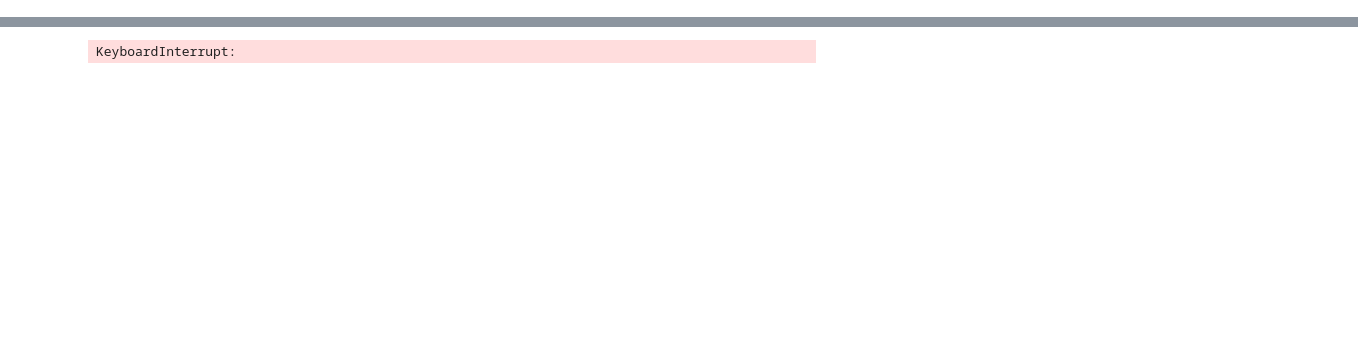
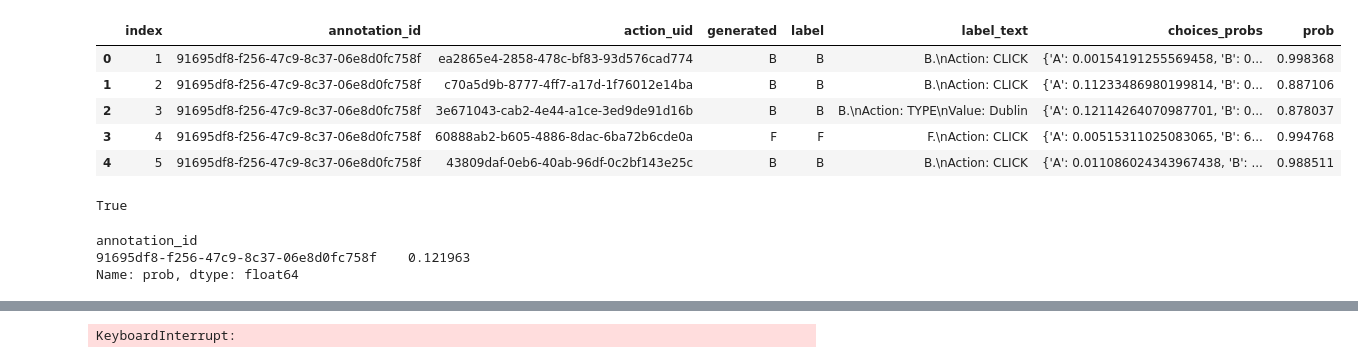
Before and after one commit to amitxy/Robots-That-Ask-For-Help-Over-The-Horizon, a Jupyter notebook: research.ipynb, the cells around one changed output, grey strips where cells are left out. Drawn from its saved outputs; the diff is of its cells as text; code cells hidden in the pictures; blank space fills up the shorter version.

```diff
--- a/research.ipynb
+++ b/research.ipynb
@@ -41,15 +58,15 @@ print("Total number of test samples:", len(test_domain_ds) + len(test_task_ds) +
 # %%
+from transformers import AutoModelForSeq2SeqLM, AutoTokenizer, T5Tokenizer
+from typing import Dict, Any
+import sys
+sys.path.append('./Mind2Web/src')
 from action_prediction.metric import ActionEvaluatorGeneration, ActionEvaluatorMultiChoice
 
+reload('action_prediction.dataloader')
+from mind2web.dataloader import MultiChoiceDataset, get_data_split, subsample_by_annotation
 
+split_file = "test_task"  # or "test_task" or "test_website"
 
-%load_ext autoreload
-%autoreload 1
-%aimport action_prediction.dataloader, data_utils.dom_utils
-
-from action_prediction.dataloader import MultiChoiceDataset, get_data_split
-split_file = "test_task"  # or "test_task" or "test_website"
-# candidate_results = pickle.load(open(f"{SLURM_PATH}/results/mind2web_{split_file}_candidates.pkl", "rb"))
 candidate_results = pd.read_pickle(f"candidates/scores_{split_file}.pkl")
 flattened = get_data_split(
     data_dir="osunlp/Multimodal-Mind2Web",
@@ -67,23 +84,23 @@ def tensorize_item(item: Dict[str, Any], device: str):
     attention_mask = torch.LongTensor(item["attention_mask"]).unsqueeze(0).to(device)
     return {"input_ids": input_ids, "attention_mask": attention_mask}
 
-device = "cuda" if torch.cuda.is_available() else "cpu"
-model_name = "osunlp/MindAct_ActionPrediction_flan-t5-xl" #"Qwen/Qwen-3.5-VL-Base"
 
 # Load tokenizer and model
 # tokenizer = AutoTokenizer.from_pretrained(model_name, use_fast=False, cache_dir=CACHE_DIR)
 tokenizer = AutoTokenizer.from_pretrained("google/flan-t5-xl", cache_dir=CACHE_DIR)
-model = AutoModelForSeq2SeqLM.from_pretrained(model_name, cache_dir=CACHE_DIR)
-model = model.to(device)
-model.eval()
 
 # Construct MultiChoiceDataset like evaluate.py does.
 dataset = MultiChoiceDataset(
         flattened,
         tokenizer,
-        neg_ratio=0,
         num_candidates=5,
         max_context_len=512,
         # mode="generation",  # use generation formatting
         mode="multichoice",  # use multichoice formatting
     )
+
+device = "cuda" if torch.cuda.is_available() else "cpu"
+model_name = "osunlp/MindAct_ActionPrediction_flan-t5-xl" #"Qwen/Qwen-3.5-VL-Base"
+model = AutoModelForSeq2SeqLM.from_pretrained(model_name, cache_dir=CACHE_DIR)
+model = model.to(device)
+model.eval()
@@ -90,3 +126,10 @@ dataset = MultiChoiceDataset(
 # %%
-dataset
+reload('mind2web.dataloader')
+from mind2web.dataloader import MultiChoiceDataset, get_data_split, subsample_by_annotation
+from mind2web.dataloader import subsample_by_annotation
+SEED = 42
+
+cal_set, test_set = subsample_by_annotation(flattened, frac=0.05, seed=SEED)
+cal_ds = MultiChoiceDataset(cal_set, tokenizer, num_candidates=5, max_context_len=512)
+test_ds = MultiChoiceDataset(test_set, tokenizer, num_candidates=5, max_context_len=512)
 # %% [output]
@@ -93,0 +192,25 @@ dataset
+# %%
+results_df.head()
+# %% [output]
+|  | index | annotation_id | action_uid | generated | label | label_text | choices_probs | prob |
+| 0 | 1 | 91695df8-f256-47c9-8c37-06e8d0fc758f | ea2865e4-2858-478c-bf83-93d576cad774 | B | B | B.\nAction: CLICK | {'A': 0.00154191255569458, 'B': 0... | 0.998368 |
+| 1 | 2 | 91695df8-f256-47c9-8c37-06e8d0fc758f | c70a5d9b-8777-4ff7-a17d-1f76012e14ba | B | B | B.\nAction: CLICK | {'A': 0.11233486980199814, 'B': 0... | 0.887106 |
+| 2 | 3 | 91695df8-f256-47c9-8c37-06e8d0fc758f | 3e671043-cab2-4e44-a1ce-3ed9de91d16b | B | B | B.\nAction: TYPE\nValue: Dublin | {'A': 0.12114264070987701, 'B': 0... | 0.878037 |
+| 3 | 4 | 91695df8-f256-47c9-8c37-06e8d0fc758f | 60888ab2-b605-4886-8dac-6ba72b6cde0a | F | F | F.\nAction: CLICK | {'A': 0.00515311025083065, 'B': 6... | 0.994768 |
+| 4 | 5 | 91695df8-f256-47c9-8c37-06e8d0fc758f | 43809daf-0eb6-40ab-96df-0c2bf143e25c | B | B | B.\nAction: CLICK | {'A': 0.011086024343967438, 'B': ... | 0.988511 |
+# %%
+results_df['correct'] = results_df['generated'] == results_df['label']
+grouped = results_df.groupby('annotation_id')
+print(np.all(results_df['correct'].values))
+score_per_group = 1 - grouped['prob'].min()
+score_per_group
+alpha = 0.05
+
+N = len(score_per_group)
+k = np.ceil((N + 1) * alpha)
+q_level = k/N
+# %% [output]
+True
+annotation_id
+91695df8-f256-47c9-8c37-06e8d0fc758f    0.121963
+Name: prob, dtype: float64
```
Also changed, not shown: parts of 11 cells of this notebook.
